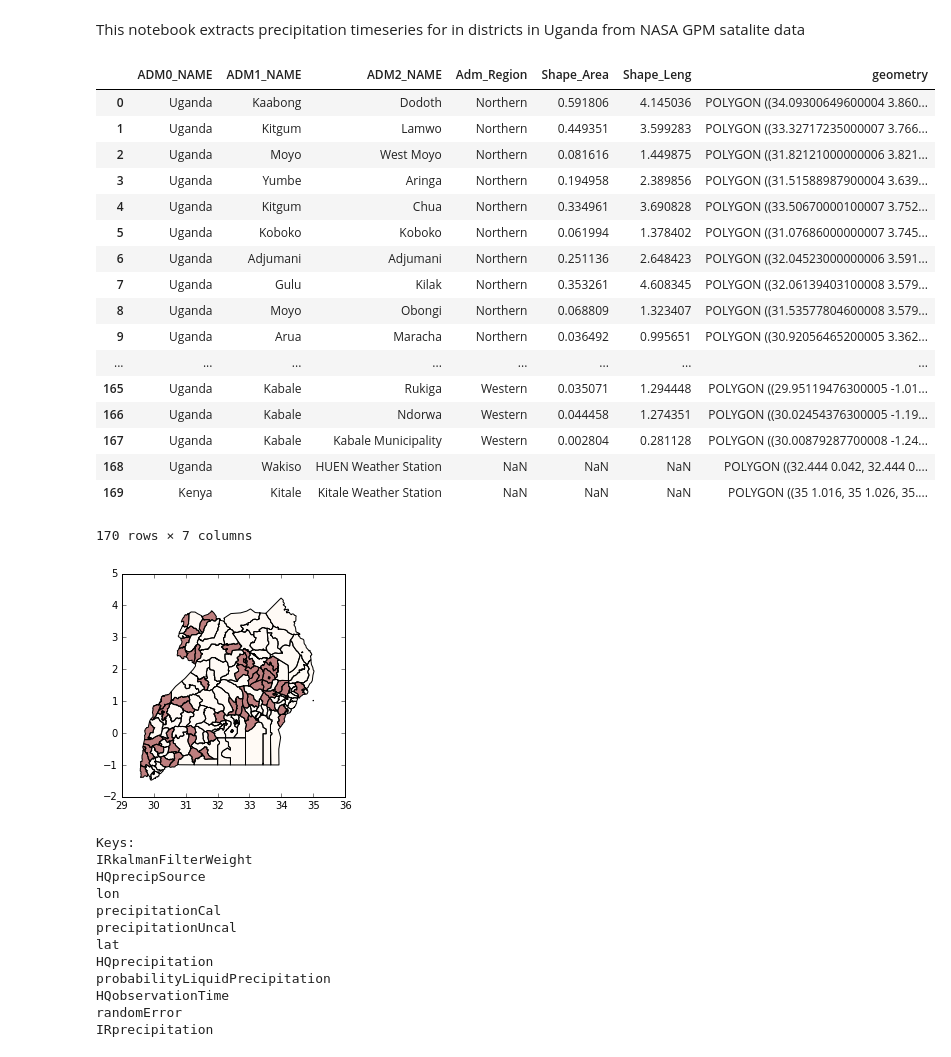
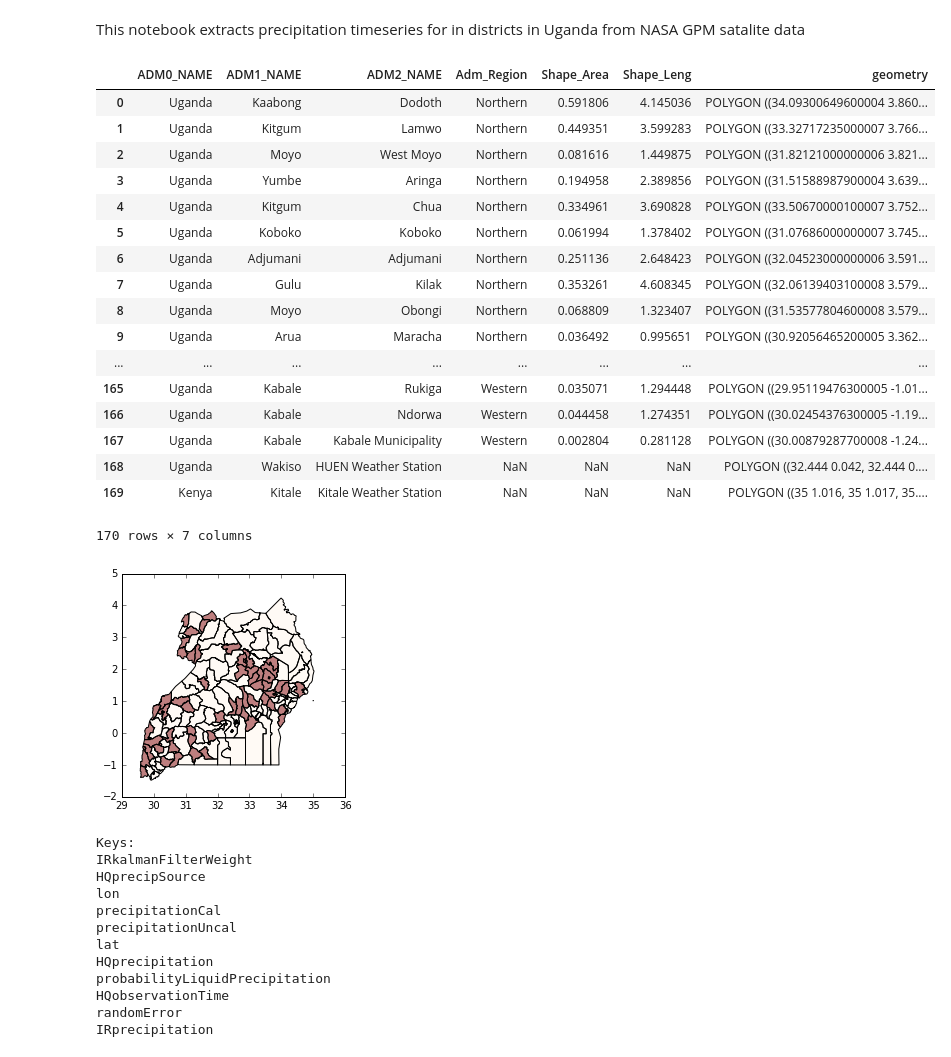
Before and after one commit to nathanathan/GPM-district-precipitation, a Jupyter notebook: uganda-district-precipitation.ipynb, the cells around one changed output. Cells and saved outputs as stored; diff of their text form; code cells hidden in the pictures.

```diff
--- a/uganda-district-precipitation.ipynb
+++ b/uganda-district-precipitation.ipynb
@@ -18,6 +18,12 @@ from __future__ import print_function
 pd.set_option('io.hdf.default_format', 'table')
 %matplotlib inline
 # %%
+def small_triangle(x, y):
+    """
+    Make a small triangle at the given point.
+    """
+    return Polygon([[x, y], [x, y + .001], [x + .001, y]])
+
 # Load district shape files.
 # TODO Clip Lake Victoria?
 uganda_shapes = gp.GeoDataFrame.from_file("/home/nathan/Uganda_admin_2014_WGS84.shp")
@@ -25,36 +31,36 @@ from shapely.geometry.polygon import Polygon
 # Add a weather stations for comparison with on the ground data.
 uganda_shapes = uganda_shapes.append(dict(
     ADM0_NAME="Uganda",
     ADM1_NAME="Wakiso",
     ADM2_NAME="HUEN Weather Station",
-    geometry=Polygon([[32.444, 0.042], [32.444, 0.052], [32.454, 0.042]])
+    geometry=small_triangle(32.444, 0.042)
 ), ignore_index=True)
 uganda_shapes = uganda_shapes.append(dict(
     ADM0_NAME="Kenya",
     ADM1_NAME="Kitale",
     ADM2_NAME="Kitale Weather Station",
-    geometry=Polygon([[35, 1.016], [35, 1.026], [35.01, 1.016]])
+    geometry=small_triangle(35, 1.016)
 ), ignore_index=True)
 uganda_shapes.plot(column='Shape_Area', scheme='QUANTILES', k=3, colormap='OrRd')
 uganda_shapes
 # %% [output]
 |  | ADM0_NAME | ADM1_NAME | ADM2_NAME | Adm_Region | Shape_Area | Shape_Leng | geometry |
 | 0 | Uganda | Kaabong | Dodoth | Northern | 0.591806 | 4.145036 | POLYGON ((34.09300649600004 3.860... |
 | 1 | Uganda | Kitgum | Lamwo | Northern | 0.449351 | 3.599283 | POLYGON ((33.32717235000007 3.766... |
 | 2 | Uganda | Moyo | West Moyo | Northern | 0.081616 | 1.449875 | POLYGON ((31.82121000000006 3.821... |
 | 3 | Uganda | Yumbe | Aringa | Northern | 0.194958 | 2.389856 | POLYGON ((31.51588987900004 3.639... |
 | 4 | Uganda | Kitgum | Chua | Northern | 0.334961 | 3.690828 | POLYGON ((33.50670000100007 3.752... |
 | 5 | Uganda | Koboko | Koboko | Northern | 0.061994 | 1.378402 | POLYGON ((31.07686000000007 3.745... |
 | 6 | Uganda | Adjumani | Adjumani | Northern | 0.251136 | 2.648423 | POLYGON ((32.04523000000006 3.591... |
 | 7 | Uganda | Gulu | Kilak | Northern | 0.353261 | 4.608345 | POLYGON ((32.06139403100008 3.579... |
 | 8 | Uganda | Moyo | Obongi | Northern | 0.068809 | 1.323407 | POLYGON ((31.53577804600008 3.579... |
 | 9 | Uganda | Arua | Maracha | Northern | 0.036492 | 0.995651 | POLYGON ((30.92056465200005 3.362... |
 | ... | ... | ... | ... | ... | ... | ... | ... |
 | 165 | Uganda | Kabale | Rukiga | Western | 0.035071 | 1.294448 | POLYGON ((29.95119476300005 -1.01... |
 | 166 | Uganda | Kabale | Ndorwa | Western | 0.044458 | 1.274351 | POLYGON ((30.02454376300005 -1.19... |
 | 167 | Uganda | Kabale | Kabale Municipality | Western | 0.002804 | 0.281128 | POLYGON ((30.00879287700008 -1.24... |
 | 168 | Uganda | Wakiso | HUEN Weather Station | NaN | NaN | NaN | POLYGON ((32.444 0.042, 32.444 0.... |
-| 169 | Kenya | Kitale | Kitale Weather Station | NaN | NaN | NaN | POLYGON ((35 1.016, 35 1.026, 35.... |
+| 169 | Kenya | Kitale | Kitale Weather Station | NaN | NaN | NaN | POLYGON ((35 1.016, 35 1.017, 35.... |
 170 rows × 7 columns
 [figure]
 # %%
```
Also changed, not shown: parts of 12 cells of this notebook.
